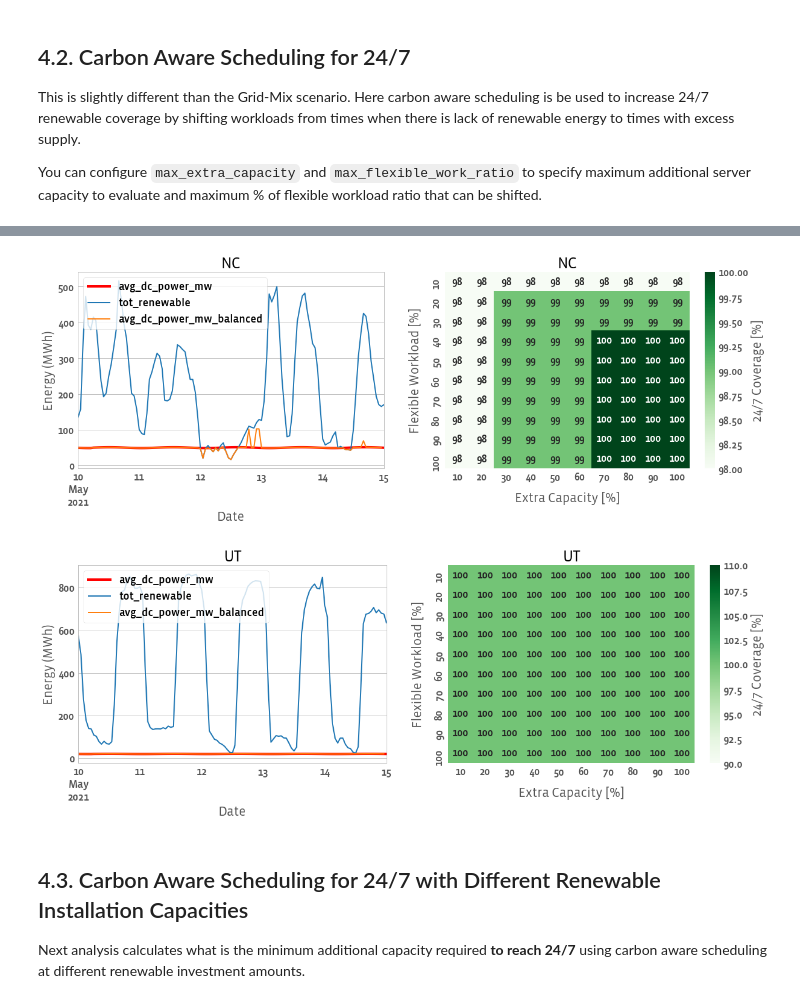
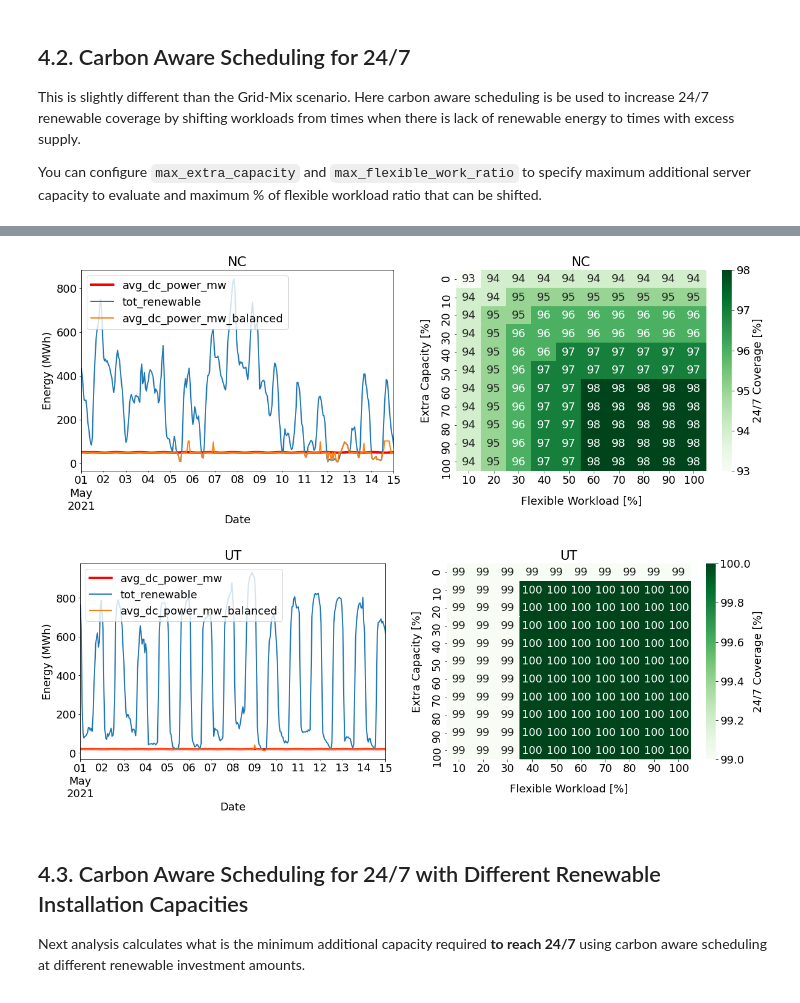
Before and after one commit to facebookresearch/CarbonExplorer, a Jupyter notebook: Carbon_Explorer.ipynb, the cells around one changed output, grey strips where cells are left out. Drawn from its saved outputs; the diff is of its cells as text; code cells hidden in the pictures.

```diff
--- a/Carbon_Explorer.ipynb
+++ b/Carbon_Explorer.ipynb
@@ -764,78 +768,14 @@ for dc in dc_ba_map:
         ]
     )
 
-    # max capacity can range from 10% to max_allowed_extra_cap
-    for extra_capacity in range(10, max_extra_capacity+1, 10):
+    # max capacity can range from 0% to max_allowed_extra_cap
+    for extra_capacity in range(0, max_extra_capacity+1, 10):
         max_cap = cur_cap + cur_cap * extra_capacity / 100
         # % of flexible workload
         for flexible_work_ratio in range(10, max_flexible_work_ratio+1, 10):
-            # work on 24 hour basis
-            # sort the df in terms of ascending renewable en
-            # take flexible_work_ratio from the highest carbon intensity hours
-            # to lowest ones if there is not enough renewables until max_cap is hit
-            balanced_df = []
-            for i in range(0, df_all.shape[0], 24):
-                sorted_df = df_all[i : i + 24].sort_values(
-                    by=["tot_renewable", "avg_dc_power_mw"]
-                )
-                start = 0
-                end = 23
-                if sorted_df.shape[0] < 23:
-                    break
-                work_to_move = 0
-                while start < end:
-                    renewable_surplus = (
-                        sorted_df["tot_renewable"].iloc[end]
-                        - sorted_df["avg_dc_power_mw"].iloc[end]
-                    )
-                    renewable_gap = (
-                        sorted_df["avg_dc_power_mw"].iloc[start]
-                        - sorted_df["tot_renewable"].iloc[start]
-                    )
-                    available_space = min(
-                        renewable_surplus,
-                        (max_cap - sorted_df["avg_dc_power_mw"].iloc[end]),
-                    )
-                    if renewable_surplus <= 0:
-                        end = end - 1
-                        continue
-                    if renewable_gap <= 0:
-                        start = start + 1
-                        continue
-                    if work_to_move <= 0 and renewable_gap > 0:
-                        work_to_move = min(
-                            renewable_gap,
-                            (
-                                flexible_work_ratio
-                                / 100
-                                * sorted_df["avg_dc_power_mw"].iloc[start]
-                            ),
-                        )
+            # apply cas algorithm from cas.py
+            final_balanced_df = cas(df_all, flexible_work_ratio, max_cap)
 
-                    if available_space > work_to_move:
-                        sorted_df["avg_dc_power_mw"].iloc[end] = (
-                            sorted_df["avg_dc_power_mw"].iloc[end] + work_to_move
-                        )
-                        sorted_df["avg_dc_power_mw"].iloc[start] = (
-                            sorted_df["avg_dc_power_mw"].iloc[start] - work_to_move
-                        )
-                        start = start + 1
-                        work_to_move = 0
-                    else:
-                        sorted_df["avg_dc_power_mw"].iloc[end] = (
-                            sorted_df["avg_dc_power_mw"].iloc[end] + available_space
-                        )
-                        sorted_df["avg_dc_power_mw"].iloc[start] = (
-                            sorted_df["avg_dc_power_mw"].iloc[start] - available_space
-                        )
-                        work_to_move = work_to_move - available_space
-                        end = end - 1
-
-                # print(sorted_df)
-                balanced_df.append(sorted_df)
-
-            final_balanced_df = pd.concat(balanced_df).sort_values(by=["index"])
-            # print(final_balanced_df)
             # calculate coverage
             non_ren_mw = 0
             for i in range(final_balanced_df.shape[0]):
@@ -888,8 +828,8 @@ for dc in dc_ba_map:
         annot=True,
         fmt="d",
     )
-    ax.set_xlabel("Extra Capacity [%]", labelpad=15)
-    ax.set_ylabel("Flexible Workload [%]", labelpad=15)
+    ax.set_xlabel("Flexible Workload [%]", labelpad=15)
+    ax.set_ylabel("Extra Capacity [%]", labelpad=15)
     s.set_facecolor("xkcd:coral")
     ax.set_title(dc)
     ax.dist = 13
@@ -899,5 +839,5 @@ for dc in dc_ba_map:
-[figure, old version]
+[figure, new version]
-[figure, old version]
+[figure, new version]
 # %% [markdown]
 ## 4.3. Carbon Aware Scheduling for 24/7 with Different Renewable Installation Capacities
 
```
Also changed, not shown: parts of 8 cells of this notebook, 3 other files.
